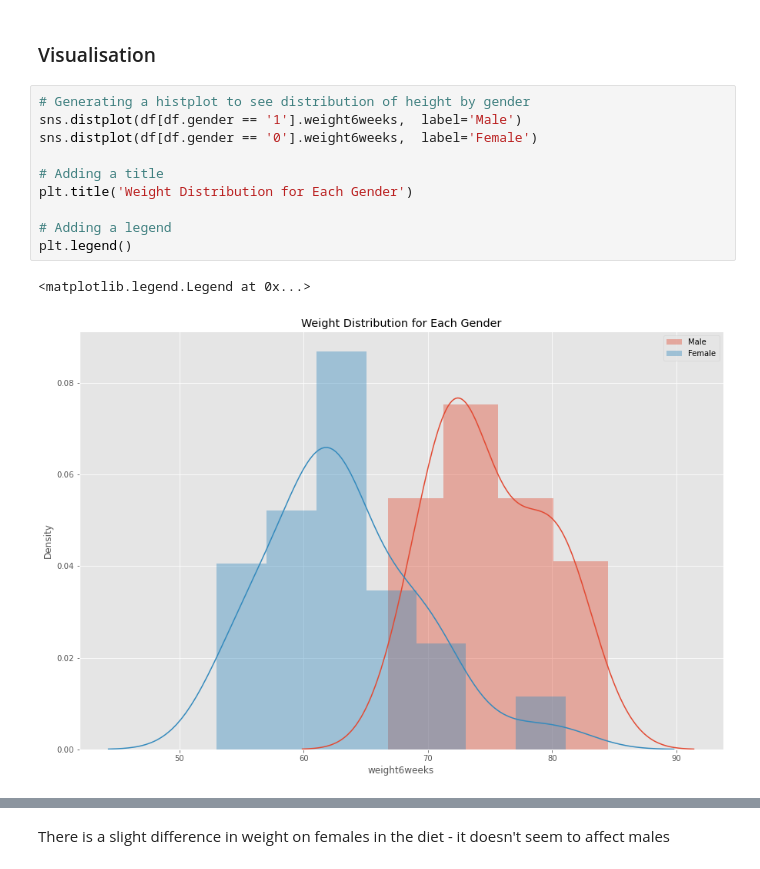
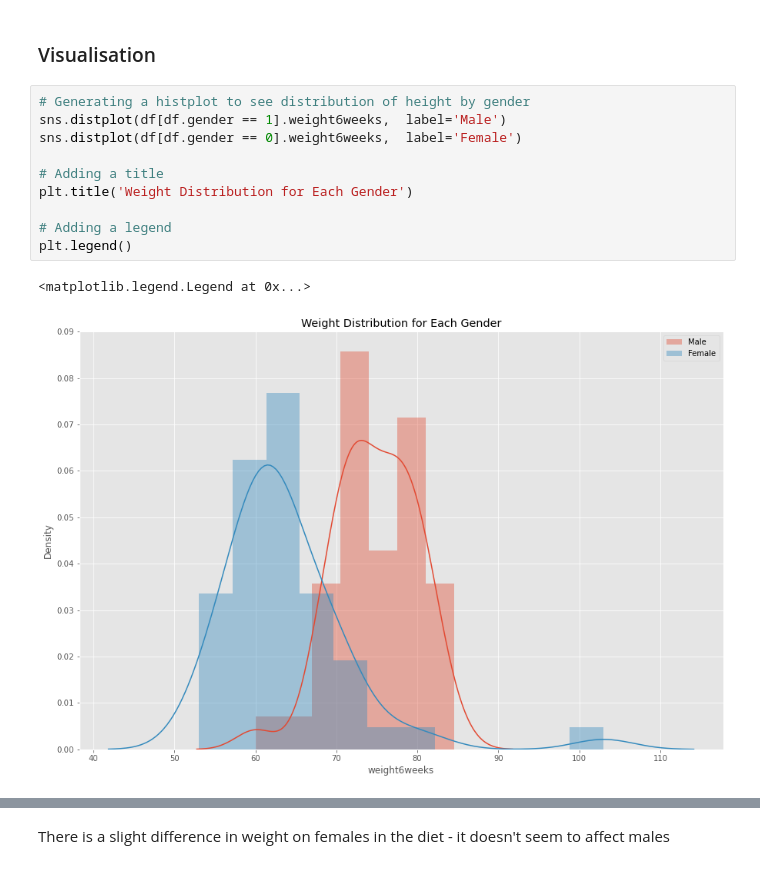
Before and after one commit to kmcd14/MLandStats-assessment, a Jupyter notebook: scipy-stats.ipynb, the cells around one changed output, grey strips where cells are left out. Drawn from its saved outputs; the diff is of its cells as text.

```diff
--- a/scipy-stats.ipynb
+++ b/scipy-stats.ipynb
@@ -702,17 +694,17 @@ We can ignore these two people or after a bit more exploration, we may be able t
 ### Visualisation
 # %%
 # Generating a histplot to see distribution of height by gender
-sns.distplot(df[df.gender == '1'].weight6weeks,  label='Male')
-sns.distplot(df[df.gender == '0'].weight6weeks,  label='Female')
+sns.distplot(df[df.gender == 1].weight6weeks,  label='Male')
+sns.distplot(df[df.gender == 0].weight6weeks,  label='Female')
 
 # Adding a title
 plt.title('Weight Distribution for Each Gender')
 
 # Adding a legend
 plt.legend()
 # %% [output]
 <matplotlib.legend.Legend at 0x...>
-[figure, old version]
+[figure, new version]
 # %%
 # Generating a distplot for weight of total sample
 sns.distplot(df['weight6weeks'])
```
Also changed, not shown: parts of 32 cells of this notebook, 1 other file.
